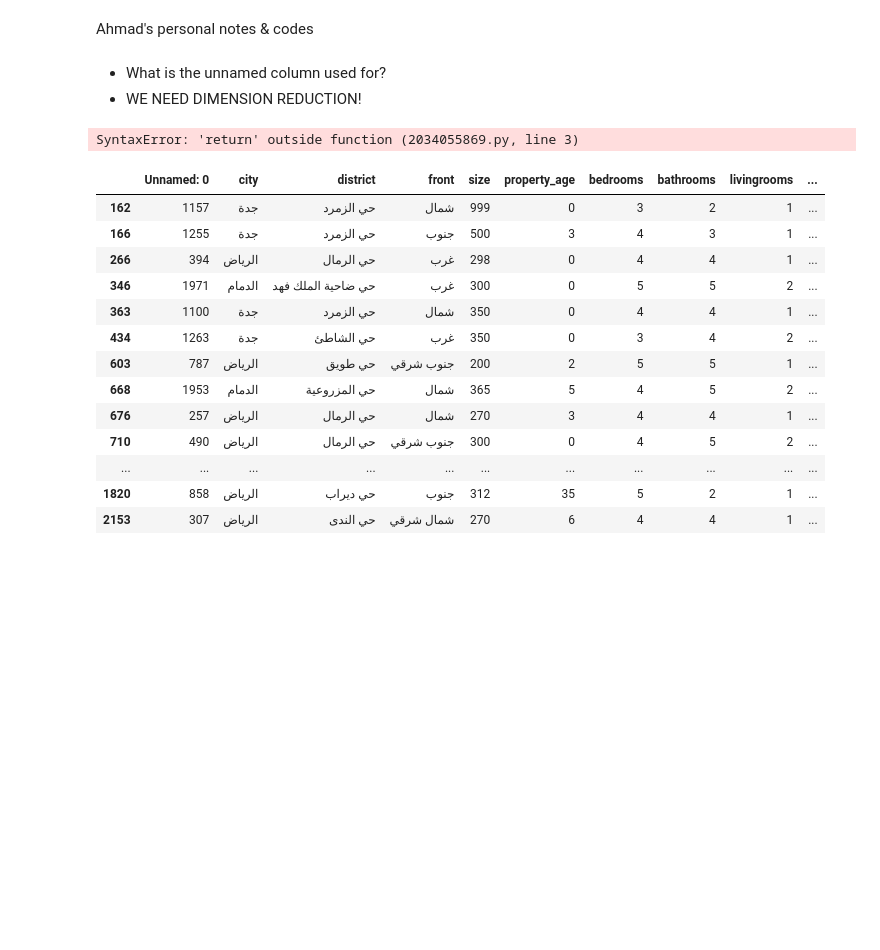
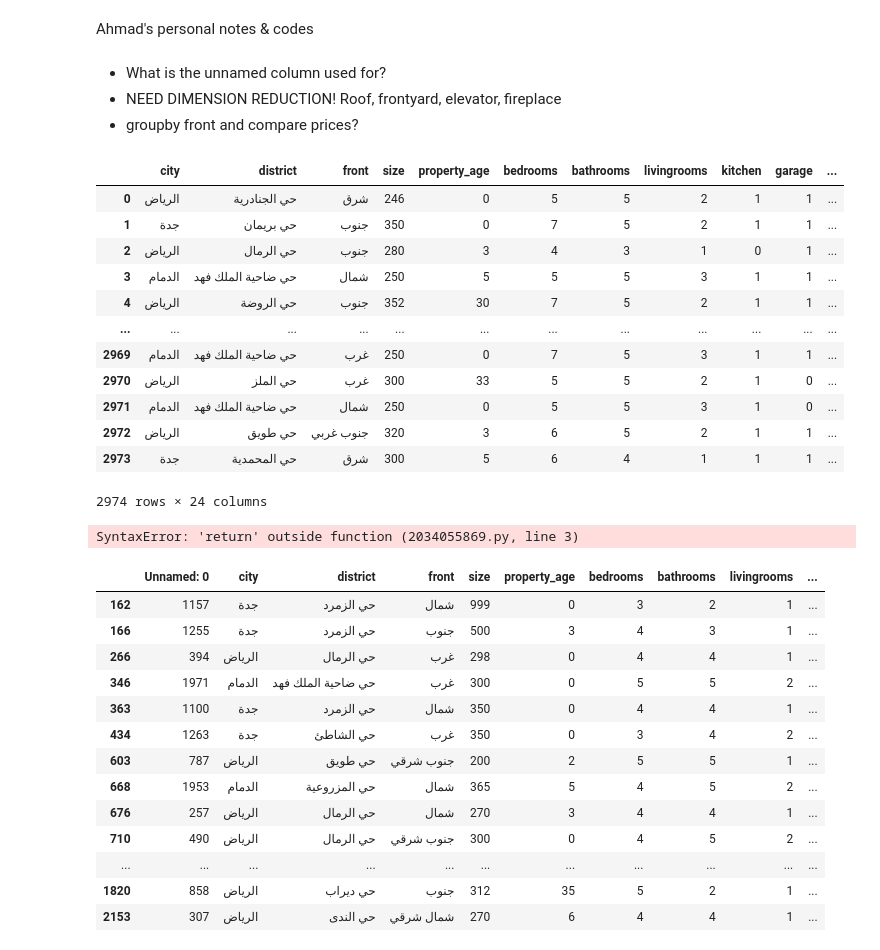
Before and after one commit to novr1512/saudi_aqar_price_prediction, a Jupyter notebook: Ahmad's notes.ipynb, the cells around one changed output. Drawn from its saved outputs; the diff is of its cells as text; code cells hidden in the pictures; blank space fills up the shorter version.

```diff
--- a/Ahmad's notes.ipynb
+++ b/Ahmad's notes.ipynb
@@ -2,7 +2,8 @@
 Ahmad's personal notes & codes
 # %% [markdown]
 - What is the unnamed column used for?
--  WE NEED DIMENSION REDUCTION!
+- NEED DIMENSION REDUCTION! Roof, frontyard, elevator, fireplace
+- groupby front and compare prices?
 # %%
 import pandas as pd
 import numpy as np
@@ -22,3 +25,19 @@ H1_data = pd.read_csv('housing.csv')
+# %%
+H1_data
+# %% [output]
+|  | city | district | front | size | property_age | bedrooms | bathrooms | livingrooms | kitchen | garage | ... |
+| 0 | الرياض | حي الجنادرية | شرق | 246 | 0 | 5 | 5 | 2 | 1 | 1 | ... |
+| 1 | جدة | حي بريمان | جنوب | 350 | 0 | 7 | 5 | 2 | 1 | 1 | ... |
+| 2 | الرياض | حي الرمال | جنوب | 280 | 3 | 4 | 3 | 1 | 0 | 1 | ... |
+| 3 | الدمام | حي ضاحية الملك فهد | شمال | 250 | 5 | 5 | 5 | 3 | 1 | 1 | ... |
+| 4 | الرياض | حي الروضة | جنوب | 352 | 30 | 7 | 5 | 2 | 1 | 1 | ... |
+| ... | ... | ... | ... | ... | ... | ... | ... | ... | ... | ... | ... |
+| 2969 | الدمام | حي ضاحية الملك فهد | غرب | 250 | 0 | 7 | 5 | 3 | 1 | 1 | ... |
+| 2970 | الرياض | حي الملز | غرب | 300 | 33 | 5 | 5 | 2 | 1 | 0 | ... |
+| 2971 | الدمام | حي ضاحية الملك فهد | شمال | 250 | 0 | 5 | 5 | 3 | 1 | 0 | ... |
+| 2972 | الرياض | حي طويق | جنوب غربي | 320 | 3 | 6 | 5 | 2 | 1 | 1 | ... |
+| 2973 | جدة | حي المحمدية | شرق | 300 | 5 | 6 | 4 | 1 | 1 | 1 | ... |
+2974 rows × 24 columns
 # %%
 for i in H1_data['price']:
     if i <10000:
```
Also changed, not shown: parts of 10 cells of this notebook, 2 other files.
